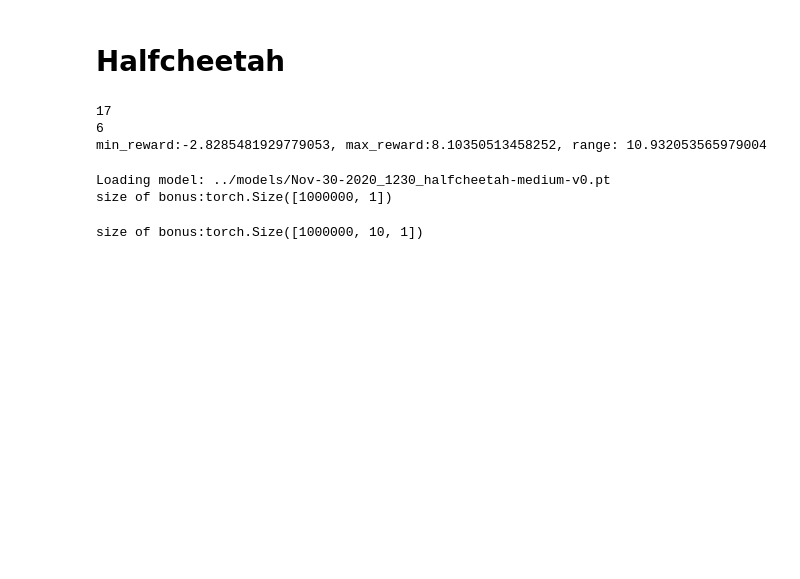
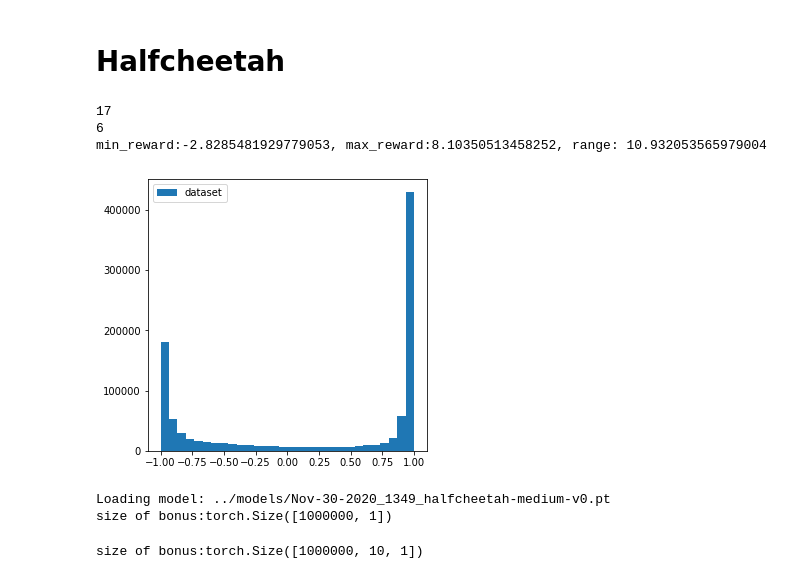
Before and after one commit to shidilrzf/continuous_rnd, a Jupyter notebook: sac/examples/notebooks/bonus_classifier.ipynb, the cells around one changed output. Drawn from its saved outputs; the diff is of its cells as text; code cells hidden in the pictures; blank space fills up the shorter version.

```diff
--- a/sac/examples/notebooks/bonus_classifier.ipynb
+++ b/sac/examples/notebooks/bonus_classifier.ipynb
@@ -198,14 +191,23 @@ print('min_reward:{}, max_reward:{}, range: {}'.format(min_reward, max_reward, m
 17
 6
 min_reward:-2.8285481929779053, max_reward:8.10350513458252, range: 10.932053565979004
+# %%
+tmp = actions[:,1].detach().cpu().numpy()
+num_bins=30
+plt.hist(tmp, bins = num_bins, label='dataset')
+plt.legend()
+matplotlib.rcParams['figure.figsize'] = (5, 5)
+# %% [output]
+[figure, added]
 # %%
 model_name = 'Nov-30-2020_1217_halfcheetah-medium-v0.pt'
 model_name = 'Nov-30-2020_1226_halfcheetah-medium-v0.pt'
 model_name = 'Nov-30-2020_1230_halfcheetah-medium-v0.pt'
+model_name = 'Nov-30-2020_1349_halfcheetah-medium-v0.pt'
 network_1 = load_models(model_name)
 bonus_1 = get_bonus(obs, actions, network_1,).detach().cpu().numpy()
 # %% [output]
-Loading model: ../models/Nov-30-2020_1230_halfcheetah-medium-v0.pt
+Loading model: ../models/Nov-30-2020_1349_halfcheetah-medium-v0.pt
 size of bonus:torch.Size([1000000, 1])
 # %%
 random_actions = torch.FloatTensor(actions.shape[0] * num_random, actions.shape[-1]).uniform_(-1, 1)
```
Also changed, not shown: parts of 9 cells of this notebook.
